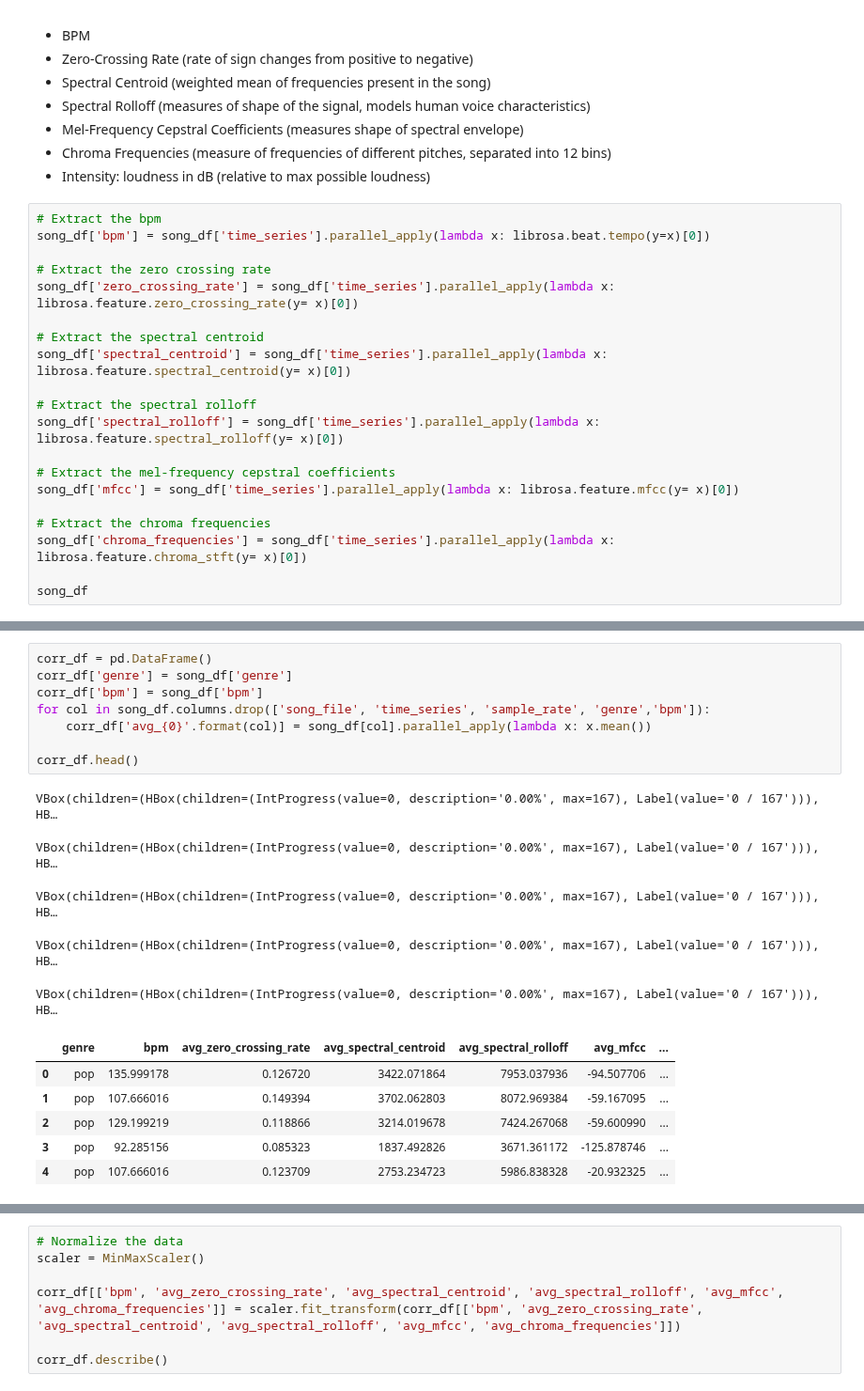
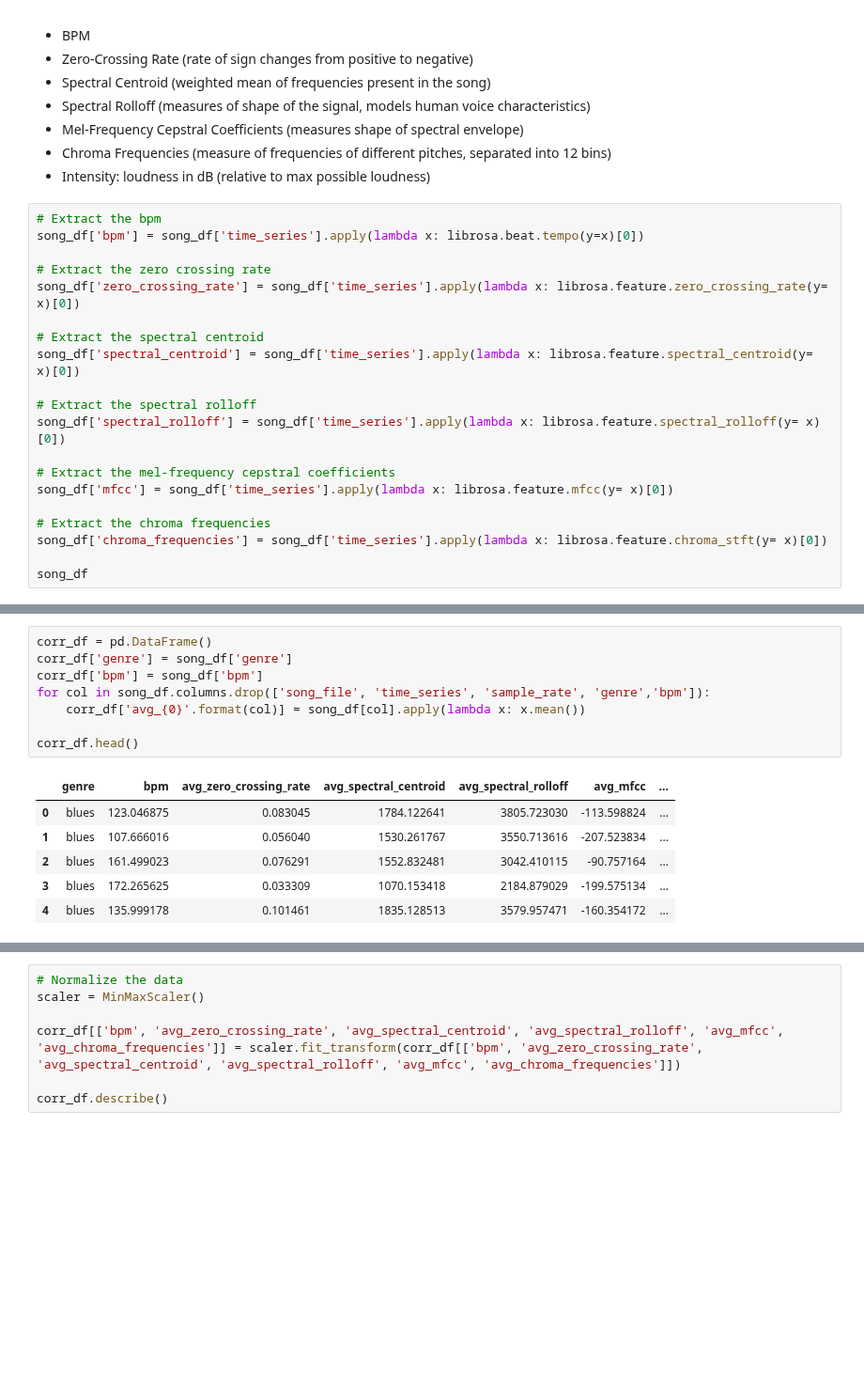
Before and after one commit to alarsen123/music-genre-classification, a Jupyter notebook: MLP2/analysis/analysis.ipynb, the cells around one changed output, grey strips where cells are left out. Shown at 94% size. Saved outputs shown, nothing was run; the diff lists cells and outputs as text; blank space fills up the shorter version.

```diff
--- a/MLP2/analysis/analysis.ipynb
+++ b/MLP2/analysis/analysis.ipynb
@@ -68,22 +71,22 @@ Features to extract:
 - Intensity: loudness in dB (relative to max possible loudness)
 # %%
 # Extract the bpm
-song_df['bpm'] = song_df['time_series'].parallel_apply(lambda x: librosa.beat.tempo(y=x)[0])
+song_df['bpm'] = song_df['time_series'].apply(lambda x: librosa.beat.tempo(y=x)[0])
 
 # Extract the zero crossing rate
-song_df['zero_crossing_rate'] = song_df['time_series'].parallel_apply(lambda x: librosa.feature.zero_crossing_rate(y= x)[0])
+song_df['zero_crossing_rate'] = song_df['time_series'].apply(lambda x: librosa.feature.zero_crossing_rate(y= x)[0])
 
 # Extract the spectral centroid
-song_df['spectral_centroid'] = song_df['time_series'].parallel_apply(lambda x: librosa.feature.spectral_centroid(y= x)[0])
+song_df['spectral_centroid'] = song_df['time_series'].apply(lambda x: librosa.feature.spectral_centroid(y= x)[0])
 
 # Extract the spectral rolloff
-song_df['spectral_rolloff'] = song_df['time_series'].parallel_apply(lambda x: librosa.feature.spectral_rolloff(y= x)[0])
+song_df['spectral_rolloff'] = song_df['time_series'].apply(lambda x: librosa.feature.spectral_rolloff(y= x)[0])
 
 # Extract the mel-frequency cepstral coefficients
-song_df['mfcc'] = song_df['time_series'].parallel_apply(lambda x: librosa.feature.mfcc(y= x)[0])
+song_df['mfcc'] = song_df['time_series'].apply(lambda x: librosa.feature.mfcc(y= x)[0])
 
 # Extract the chroma frequencies
-song_df['chroma_frequencies'] = song_df['time_series'].parallel_apply(lambda x: librosa.feature.chroma_stft(y= x)[0])
+song_df['chroma_frequencies'] = song_df['time_series'].apply(lambda x: librosa.feature.chroma_stft(y= x)[0])
 
 song_df
 # %% [output]
@@ -109,23 +106,18 @@ VBox(children=(HBox(children=(IntProgress(value=0, description='0.00%', max=167)
 # %%
 corr_df = pd.DataFrame()
 corr_df['genre'] = song_df['genre']
 corr_df['bpm'] = song_df['bpm']
 for col in song_df.columns.drop(['song_file', 'time_series', 'sample_rate', 'genre','bpm']):
-    corr_df['avg_{0}'.format(col)] = song_df[col].parallel_apply(lambda x: x.mean())
+    corr_df['avg_{0}'.format(col)] = song_df[col].apply(lambda x: x.mean())
 
 corr_df.head()
 # %% [output]
-VBox(children=(HBox(children=(IntProgress(value=0, description='0.00%', max=167), Label(value='0 / 167'))), HB…
-VBox(children=(HBox(children=(IntProgress(value=0, description='0.00%', max=167), Label(value='0 / 167'))), HB…
-VBox(children=(HBox(children=(IntProgress(value=0, description='0.00%', max=167), Label(value='0 / 167'))), HB…
-VBox(children=(HBox(children=(IntProgress(value=0, description='0.00%', max=167), Label(value='0 / 167'))), HB…
-VBox(children=(HBox(children=(IntProgress(value=0, description='0.00%', max=167), Label(value='0 / 167'))), HB…
 |  | genre | bpm | avg_zero_crossing_rate | avg_spectral_centroid | avg_spectral_rolloff | avg_mfcc | ... |
-| 0 | pop | 135.999178 | 0.126720 | 3422.071864 | 7953.037936 | -94.507706 | ... |
-| 1 | pop | 107.666016 | 0.149394 | 3702.062803 | 8072.969384 | -59.167095 | ... |
-| 2 | pop | 129.199219 | 0.118866 | 3214.019678 | 7424.267068 | -59.600990 | ... |
-| 3 | pop | 92.285156 | 0.085323 | 1837.492826 | 3671.361172 | -125.878746 | ... |
-| 4 | pop | 107.666016 | 0.123709 | 2753.234723 | 5986.838328 | -20.932325 | ... |
+| 0 | blues | 123.046875 | 0.083045 | 1784.122641 | 3805.723030 | -113.598824 | ... |
+| 1 | blues | 107.666016 | 0.056040 | 1530.261767 | 3550.713616 | -207.523834 | ... |
+| 2 | blues | 161.499023 | 0.076291 | 1552.832481 | 3042.410115 | -90.757164 | ... |
+| 3 | blues | 172.265625 | 0.033309 | 1070.153418 | 2184.879029 | -199.575134 | ... |
+| 4 | blues | 135.999178 | 0.101461 | 1835.128513 | 3579.957471 | -160.354172 | ... |
 # %%
 from scipy import stats
 
```
Also changed, not shown: parts of 17 cells of this notebook.
